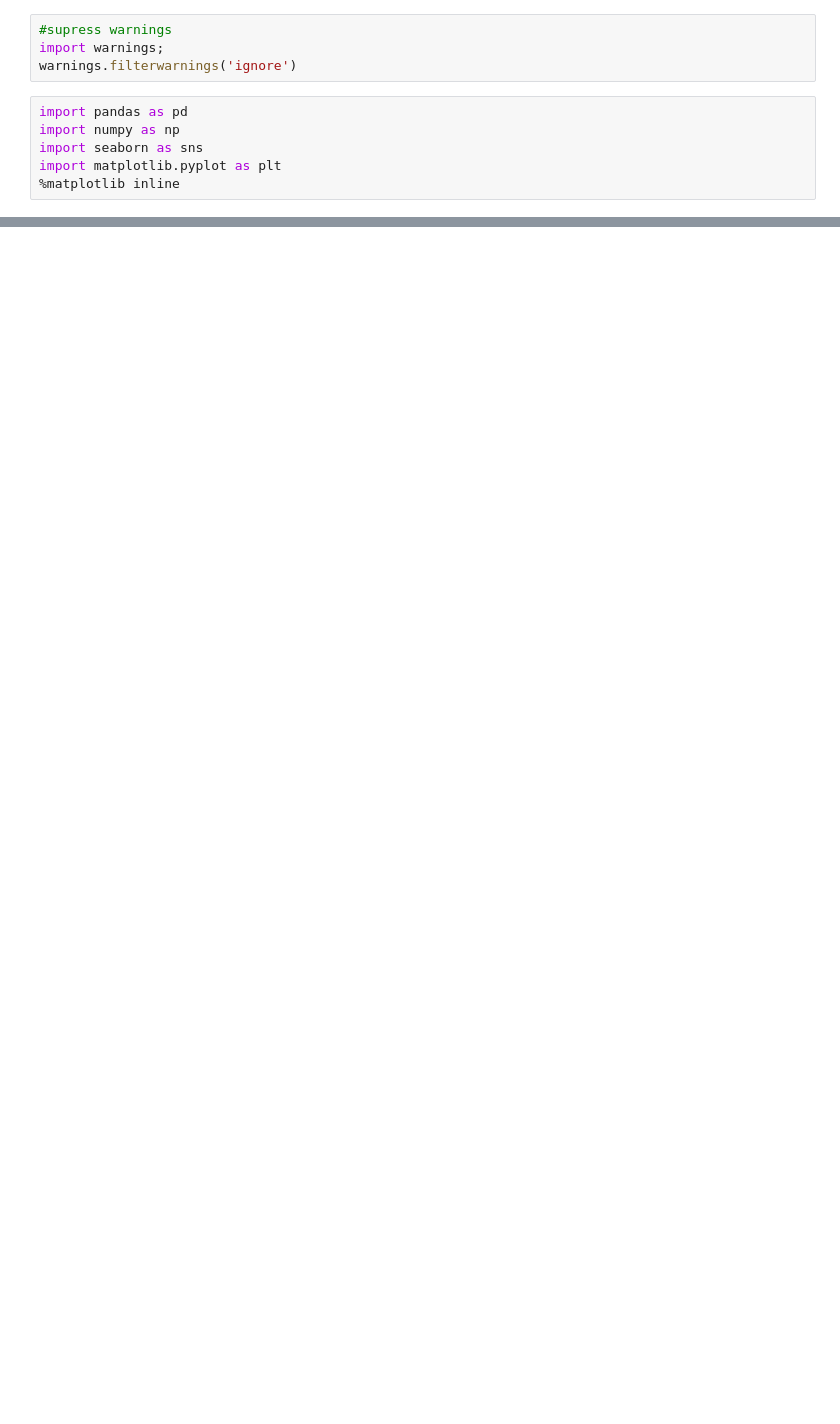
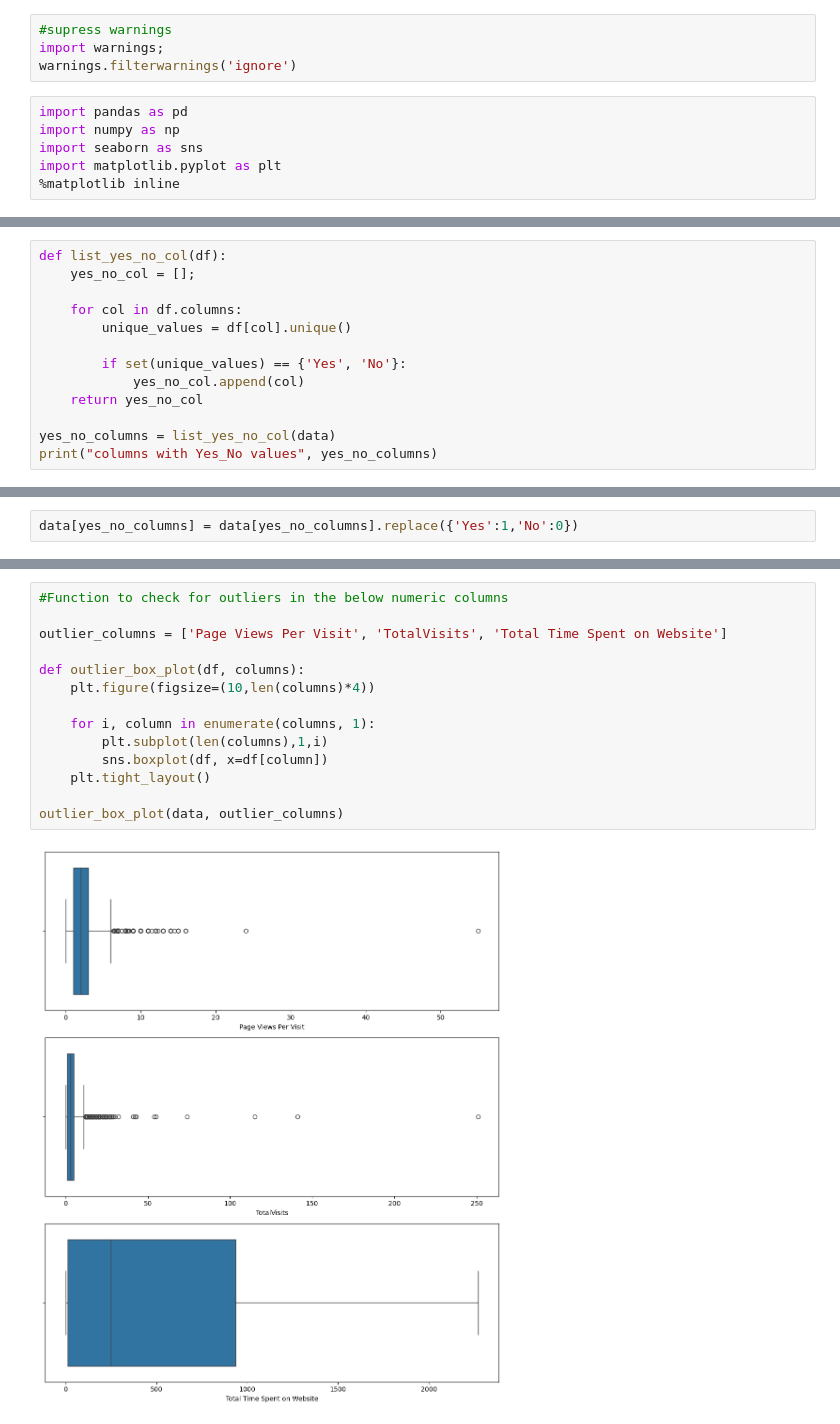
Before and after one commit to GitHubrnam/LeadScoreAssignment, a Jupyter notebook: Lead+Scoring+Case+Study.ipynb, the cells around one changed output, grey strips where cells are left out. Drawn from its saved outputs; the diff is of its cells as text; blank space fills up the shorter version.

```diff
--- a/Lead+Scoring+Case+Study.ipynb
+++ b/Lead+Scoring+Case+Study.ipynb
@@ -20,0 +369,13 @@ FileNotFoundError: [Errno 2] No such file or directory: 'Leads.csv'
+# %%
+def list_yes_no_col(df):
+    yes_no_col = [];
+
+    for col in df.columns:
+        unique_values = df[col].unique()
+
+        if set(unique_values) == {'Yes', 'No'}:
+            yes_no_col.append(col)
+    return yes_no_col
+
+yes_no_columns = list_yes_no_col(data)
+print("columns with Yes_No values", yes_no_columns)
@@ -20,0 +386,2 @@ FileNotFoundError: [Errno 2] No such file or directory: 'Leads.csv'
+# %%
+data[yes_no_columns] = data[yes_no_columns].replace({'Yes':1,'No':0})
@@ -20,0 +413,16 @@ FileNotFoundError: [Errno 2] No such file or directory: 'Leads.csv'
+# %%
+#Function to check for outliers in the below numeric columns
+
+outlier_columns = ['Page Views Per Visit', 'TotalVisits', 'Total Time Spent on Website']
+
+def outlier_box_plot(df, columns):
+    plt.figure(figsize=(10,len(columns)*4))
+
+    for i, column in enumerate(columns, 1):
+        plt.subplot(len(columns),1,i)
+        sns.boxplot(df, x=df[column])
+    plt.tight_layout()
+
+outlier_box_plot(data, outlier_columns)
+# %% [output]
+[figure, added]
```
Also changed, not shown: parts of 127 cells of this notebook, 6 other files.
